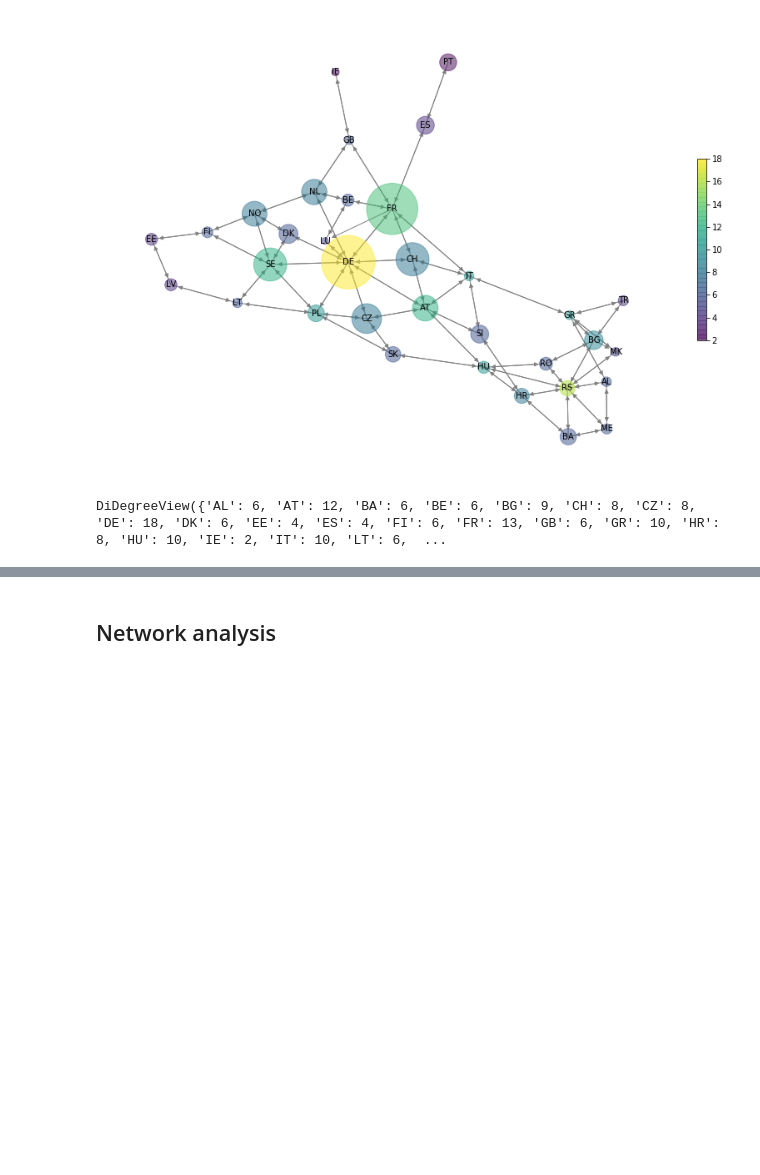
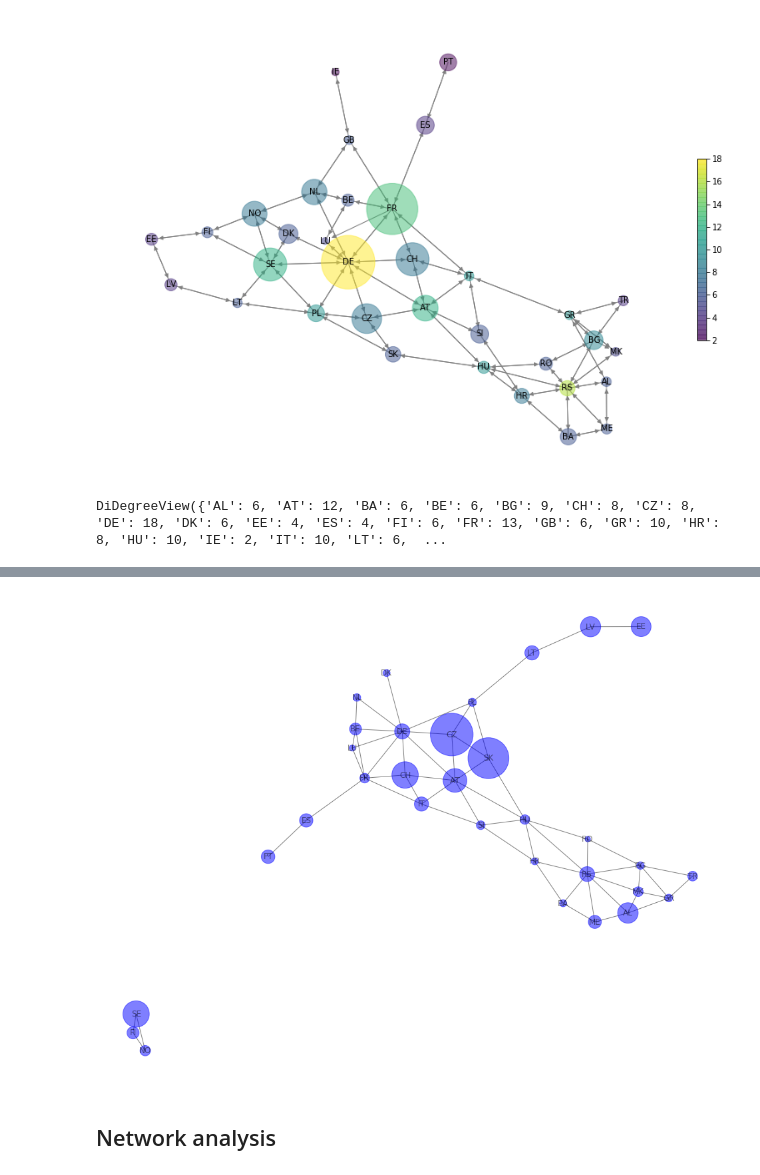
Before and after one commit to Sophie-Xiying-Liu/Analysis_and_Modelling_Social_Interactions, a Jupyter notebook: European_electricity_network_Xiying.ipynb, the cells around one changed output, grey strips where cells are left out. Saved outputs shown, nothing was run; the diff lists cells and outputs as text; code cells hidden in the pictures; blank space fills up the shorter version.

Commit message:
add geo location network

```diff
--- a/European_electricity_network_Xiying.ipynb
+++ b/European_electricity_network_Xiying.ipynb
@@ -244,0 +248,3 @@ DiDegreeView({'AL': 6, 'AT': 12, 'BA': 6, 'BE': 6, 'BG': 9, 'CH': 8, 'CZ': 8, 'D
+# %%
+geo = pd.read_excel('European_countries.xlsx')
+geo.head()
@@ -244,0 +259,3 @@ DiDegreeView({'AL': 6, 'AT': 12, 'BA': 6, 'BE': 6, 'BG': 9, 'CH': 8, 'CZ': 8, 'D
+# %%
+df_geo = geo.drop(['Origin_Country', 'Total'], axis=1)
+df_geo.head()
@@ -244,0 +270,8 @@ DiDegreeView({'AL': 6, 'AT': 12, 'BA': 6, 'BE': 6, 'BG': 9, 'CH': 8, 'CZ': 8, 'D
+# %%
+# Convert the wide table to long table
+Country_list = list(df_geo.columns)
+df_geo = df_geo.melt(id_vars=['Country_Code'], value_vars=(Country_list[1:]), var_name='Destination', value_name='Sharing_Border')
+df_geo.rename(columns={'Country_Code':'Origin'}, inplace=True)
+df_geo.dropna(axis=0, inplace=True)
+df_geo = df_geo[df_geo.Sharing_Border != 0]
+df_geo.head()
@@ -245,3 +300,24 @@ DiDegreeView({'AL': 6, 'AT': 12, 'BA': 6, 'BE': 6, 'BG': 9, 'CH': 8, 'CZ': 8, 'D
+# %%
+plt.figure(figsize=(13,10))
+# pos = nx.spring_layout(G_geo, scale = 4)
+
+node_size = total_export/20
+
+G_geo = nx.from_pandas_edgelist(df_geo, 'Origin', 'Destination')
+nx.draw(G_geo, node_color='blue', node_size = node_size, with_labels=True, alpha=0.5)
+
+# # # Draw nodes
+# nodes = nx.draw_networkx_nodes(G_geo, pos, node_size=node_size, with_lables=True, alpha=0.5)
+# # # Draw edges
+# edges = nx.draw_networkx_edges(G_geo, pos, edge_color='grey', width=1,)
+
+# Add labels
+# nx.draw_networkx_labels(G_geo,pos,font_size=10)
+
+plt.axis('off')
+plt.show()
+# %% [output]
+[figure, added]
 # %% [markdown]
 ## Network analysis
 # %% [markdown]
```
Also changed, not shown: parts of 8 cells of this notebook, 7 other files.
